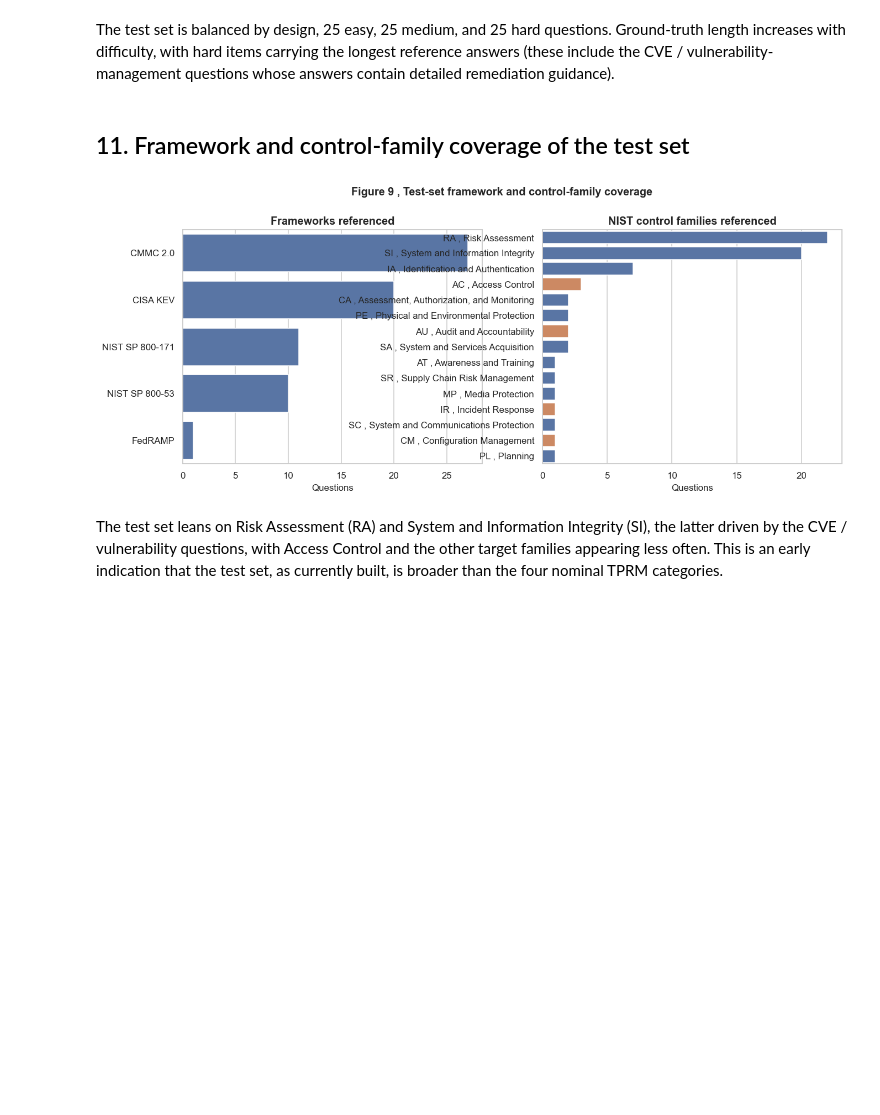
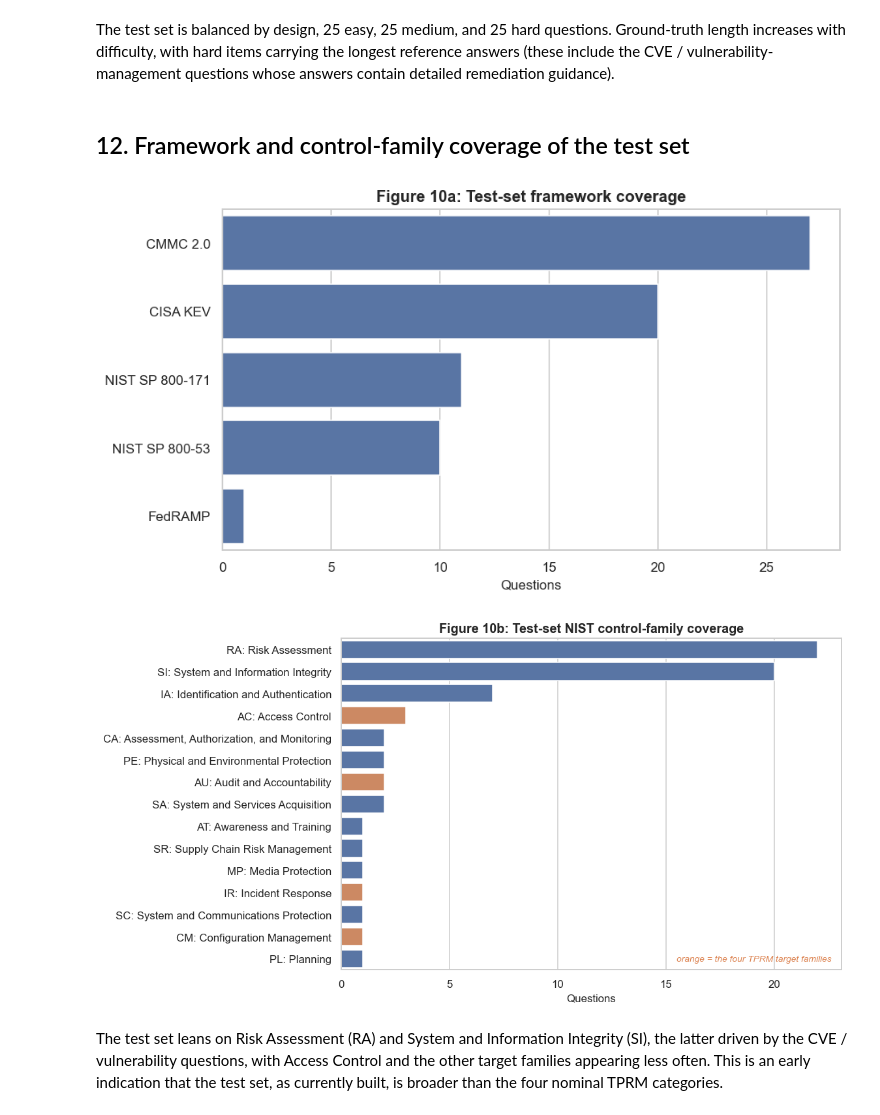
Before and after one commit to olama68/MRP-Evaluating-LLM-based-RAG-for-Automating-TPRM-Vendor-Questionnaire-Completion-Sam-Olamazadeh, a Jupyter notebook: eda/2026-06-21-mrp-eda.ipynb, the cells around one changed output. Drawn from its saved outputs; the diff is of its cells as text; code cells hidden in the pictures; blank space fills up the shorter version.

Commit message:
Update EDA: revised figures, outputs, and analysis files

```diff
--- a/eda/2026-06-21-mrp-eda.ipynb
+++ b/eda/2026-06-21-mrp-eda.ipynb
@@ -210,19 +253,0 @@ corpus poses.
-# %%
-def question_type(text):
-    t = str(text).strip().lower()
-    starters = ["what", "how", "summarize", "explain", "describe", "which",
-                "list", "define", "why", "when", "who", "is", "are", "can", "does"]
-    for s in starters:
-        if t.startswith(s):
-            return s.capitalize()
-    return "Other"
-
-corpus["q_type"] = corpus["question"].map(question_type)
-qtype = corpus["q_type"].value_counts().head(12)
-
-fig, ax = plt.subplots(figsize=(9, 5))
-sns.barplot(x=qtype.values, y=qtype.index, ax=ax, color="#8172B3")
-ax.set(title="Figure 5: Corpus question types", xlabel="Count", ylabel="")
-eda.save_fig(fig, "fig05_question_types", FIG)
-plt.show()
-print("Most common openings:", ", ".join(f"{k} ({v})" for k, v in qtype.head(5).items()))
@@ -356,34 +483,42 @@ Ground-truth length increases with difficulty, with hard items carrying the long
 reference answers (these include the CVE / vulnerability-management questions whose
 answers contain detailed remediation guidance).
 # %% [markdown]
-## 11. Framework and control-family coverage of the test set
+## 12. Framework and control-family coverage of the test set
 # %%
 test_qa = (test["question"] + " " + test["ground_truth"])
 
 t_fw = Counter()
 for text in test_qa:
     for fw in eda.detect_frameworks(text):
         t_fw[fw] += 1
 t_fw_series = pd.Series(t_fw).sort_values(ascending=False)
 
 t_fam = Counter()
 for text in test_qa:
     for fam in eda.extract_families(text):
         t_fam[fam] += 1
 t_fam_series = pd.Series(t_fam).sort_values(ascending=False)
 
-fig, axes = plt.subplots(1, 2, figsize=(14, 5))
-sns.barplot(x=t_fw_series.values, y=t_fw_series.index, ax=axes[0], color="#4C72B0")
-axes[0].set(title="Frameworks referenced", xlabel="Questions", ylabel="")
+# Figure 10a: frameworks referenced by the test set
+fig, ax = plt.subplots(figsize=(9, 5))
+sns.barplot(x=t_fw_series.values, y=t_fw_series.index, ax=ax, color="#4C72B0")
+ax.set(title="Figure 10a: Test-set framework coverage", xlabel="Questions", ylabel="")
+eda.save_fig(fig, "fig10a_test_frameworks", FIG)
+plt.show()
+
+# Figure 10b: NIST control families referenced by the test set
 fam_lbl = [f"{c}: {eda.FAMILY_NAMES.get(c, c)}" for c in t_fam_series.index]
 colors = ["#DD8452" if c in eda.TPRM_CATEGORIES else "#4C72B0" for c in t_fam_series.index]
-sns.barplot(x=t_fam_series.values, y=fam_lbl, ax=axes[1], palette=colors)
-axes[1].set(title="NIST control families referenced", xlabel="Questions", ylabel="")
-fig.suptitle("Figure 9: Test-set framework and control-family coverage", y=1.02, fontsize=13, fontweight="bold")
-eda.save_fig(fig, "fig09_test_coverage", FIG)
+fig, ax = plt.subplots(figsize=(9, 6))
+sns.barplot(x=t_fam_series.values, y=fam_lbl, ax=ax, palette=colors)
+ax.set(title="Figure 10b: Test-set NIST control-family coverage", xlabel="Questions", ylabel="")
+ax.text(0.98, 0.02, "orange = the four TPRM target families", transform=ax.transAxes,
+        ha="right", va="bottom", fontsize=9, style="italic", color="#DD8452")
+eda.save_fig(fig, "fig10b_test_families", FIG)
 plt.show()
 # %% [output]
-[figure, old version]
+[figure, new version]
+[figure, added]
 # %% [markdown]
 The test set leans on Risk Assessment (RA) and System and Information Integrity
 (SI), the latter driven by the CVE / vulnerability questions, with Access Control
```
Also changed, not shown: parts of 38 cells of this notebook, 31 other files.
